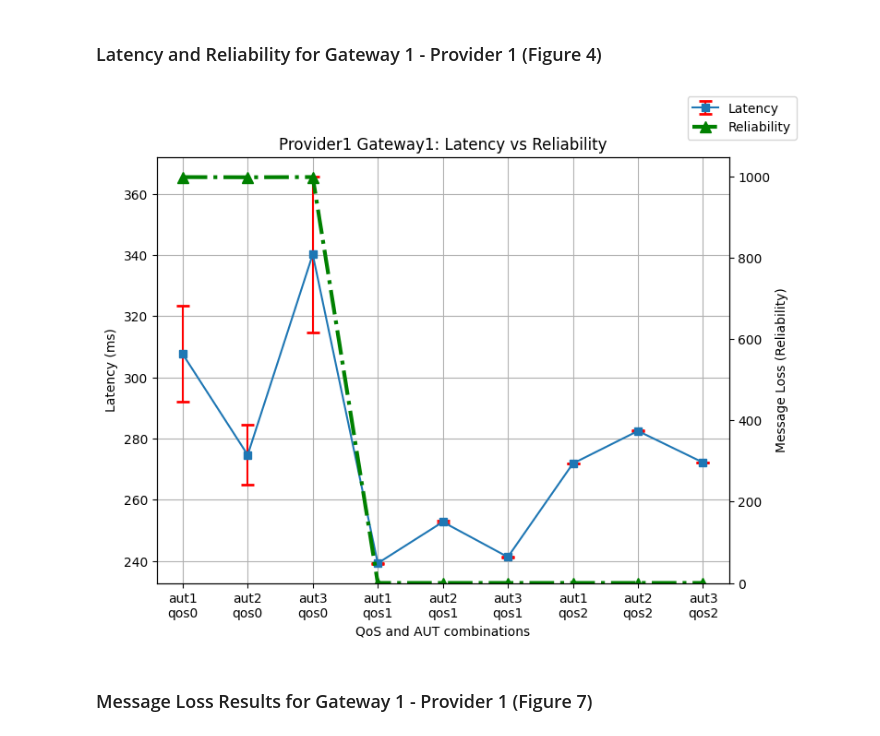
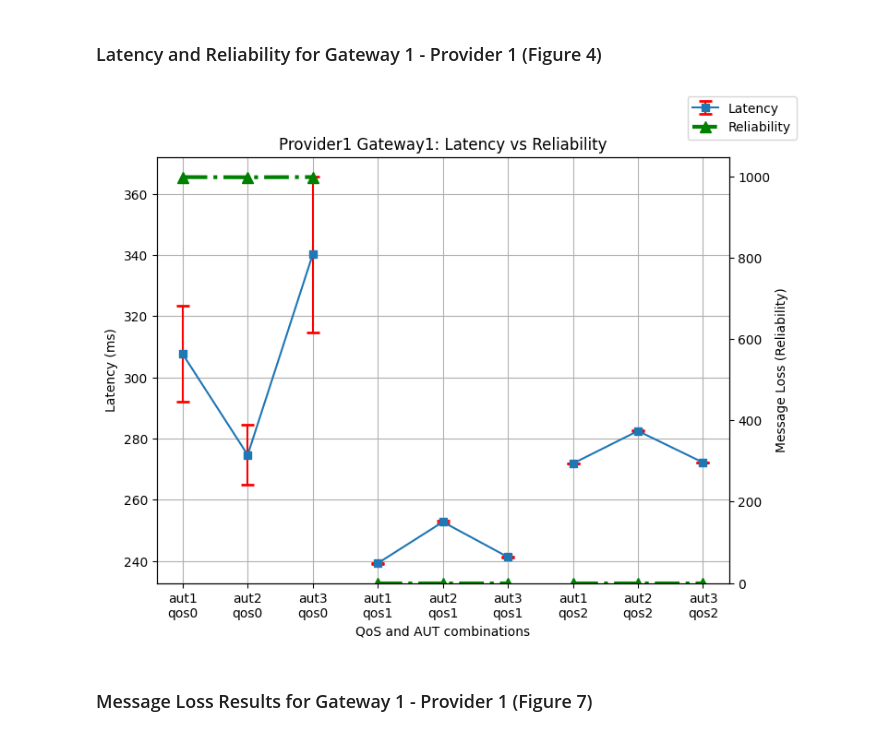
Before and after one commit to kmolima/mqtt_benchmark, a Jupyter notebook: data_analysis/data_analysis.ipynb, the cells around one changed output. Saved outputs shown, nothing was run; the diff lists cells and outputs as text; code cells hidden in the pictures.

Commit message:
Updated Figures 4-6 (removed line between subsets).

```diff
--- a/data_analysis/data_analysis.ipynb
+++ b/data_analysis/data_analysis.ipynb
@@ -560,47 +560,71 @@ labels = [f'{aut}\n{qos}' for qos, aut in unique_combinations]
 # Create the main plot
 fig, ax1 = plt.subplots(figsize=(8, 6))
 
+
+# Subplots per QoS
+ax1.errorbar(x[0:3], means[0:3], yerr=errors[0:3], fmt='o', capsize=5, capthick=2, ecolor='red', linestyle='-', marker='s', label='Latency', color='#1f77b4')
+
+ax1.errorbar(x[3:6], means[3:6], yerr=errors[3:6], fmt='o', capsize=5, capthick=2, ecolor='red', linestyle='-', marker='s', color='#1f77b4')
+
+ax1.errorbar(x[6:], means[6:], yerr=errors[6:], fmt='o', capsize=5, capthick=2, ecolor='red', linestyle='-', marker='s', color='#1f77b4')
+
+# No line version
+# ax1.errorbar(x, means, yerr=errors, fmt='o', capsize=5, capthick=2, ecolor='red', linestyle='', marker='s', label='Latency', color='#1f77b4')
+
 # Set labels and title
-ax1.errorbar(x, means, yerr=errors, fmt='o', capsize=5, capthick=2, ecolor='red', linestyle='-', marker='s', label='Latency')
 ax1.set_xticklabels(labels)
 ax1.set_xlabel('QoS and AUT combinations')
 ax1.set_ylabel('Latency (ms)')
 ax1.set_xticks(x)
 ax1.grid(True)
-#plt.ylabel('Latency (ms)')
+
+# Set secondary y-axis to start at zero
+# ax1.set_ylim(bottom=0)
+
 
 # Calculate message loss for each combination
 loss=[((expected_msgs - len(sublist)) - (len(sublist) - (np.sum(np.unique_counts(sublist).counts))))
       / logs_parser.NUM_RUNS
       for sublist in data_by_combination]
 
-# print(loss)
-
 # Create a secondary y-axis
 ax2 = ax1.twinx()
 
-# Plot data_by_combination_2
-#ax2.bar(labels, loss, label='Reliability')
-#ax2.plot(x, loss, label='Reliability')
-ax2.errorbar(x, loss, color='green', linestyle='-.', marker='^',markersize=8,linewidth=3, label='Reliability')
+# Plot data_by_combination_2 per QoS
+
+ax2.errorbar(x[0:3], loss[0:3], color='green', linestyle='-.', marker='^',markersize=8,linewidth=3, label='Reliability')
+
+ax2.errorbar(x[3:6], loss[3:6], color='green', linestyle='-.', marker='^',markersize=8,linewidth=3)
+
+ax2.errorbar(x[6:], loss[6:], color='green', linestyle='-.', marker='^',markersize=8,linewidth=3)
+
+# No line version
+# ax2.errorbar(x, loss, color='green', linestyle='', marker='^',markersize=8,linewidth=3, label='Reliability')
+
 ax2.set_ylabel('Message Loss (Reliability)')
 
 # Set secondary y-axis to start at zero
 ax2.set_ylim(bottom=0)
+
+# Other types of plots
+#ax2.bar(labels, loss, label='Reliability')
+#ax2.plot(x, loss, label='Reliability')
+
+
 
 
 fig.legend(loc='upper right', bbox_to_anchor=(1, 1))
 ax1.set_title(f'{gateway.replace("."," ").title()}: Latency vs Reliability')
 #plt.xticks(x, labels)
 #plt.grid(True)
 
 # Save the figure to a PDF file
 plt.savefig(f"{gateway}.pdf")
 
 # Display the plot
 plt.show()
 # %% [output]
-[figure, old version]
+[figure, new version]
 # %% [markdown]
 ### Message Loss Results for Gateway 1 - Provider 1 (Figure 7)
 # %%
```
Also changed, not shown: parts of 3 cells of this notebook, 9 other files.
